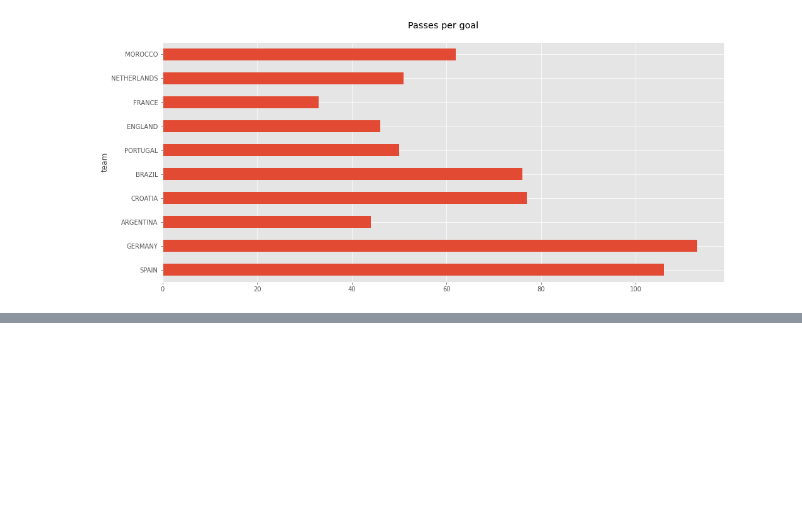
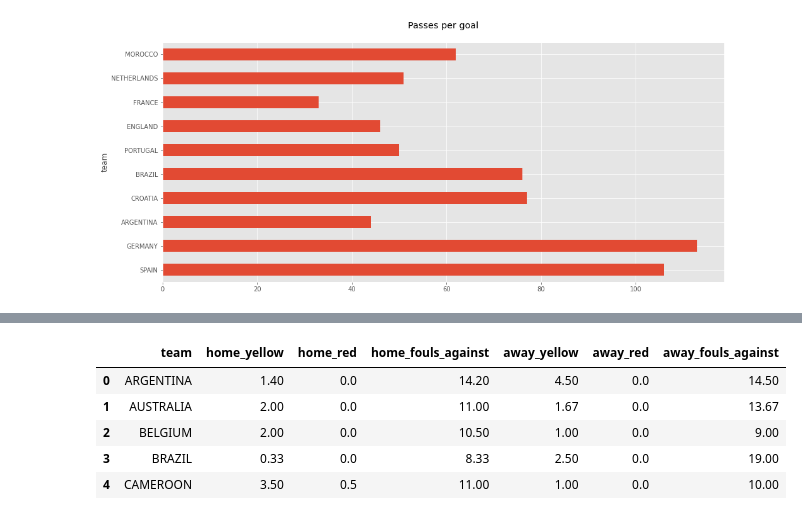
Before and after one commit to avgalkov/Kaggle-research, a Jupyter notebook: fifa-2022-world-cup-research.ipynb, the cells around one changed output, grey strips where cells are left out. Saved outputs shown, nothing was run; the diff lists cells and outputs as text; code cells hidden in the pictures; blank space fills up the shorter version.

```diff
--- a/fifa-2022-world-cup-research.ipynb
+++ b/fifa-2022-world-cup-research.ipynb
@@ -646,0 +708,10 @@ plt.show()
+# %%
+fouls_and_cards = home_fouls.merge(away_fouls, on = 'team')
+fouls_and_cards.head()
+# %% [output]
+|  | team | home_yellow | home_red | home_fouls_against | away_yellow | away_red | away_fouls_against |
+| 0 | ARGENTINA | 1.40 | 0.0 | 14.20 | 4.50 | 0.0 | 14.50 |
+| 1 | AUSTRALIA | 2.00 | 0.0 | 11.00 | 1.67 | 0.0 | 13.67 |
+| 2 | BELGIUM | 2.00 | 0.0 | 10.50 | 1.00 | 0.0 | 9.00 |
+| 3 | BRAZIL | 0.33 | 0.0 | 8.33 | 2.50 | 0.0 | 19.00 |
+| 4 | CAMEROON | 3.50 | 0.5 | 11.00 | 1.00 | 0.0 | 10.00 |
```
Also changed, not shown: parts of 16 cells of this notebook.
